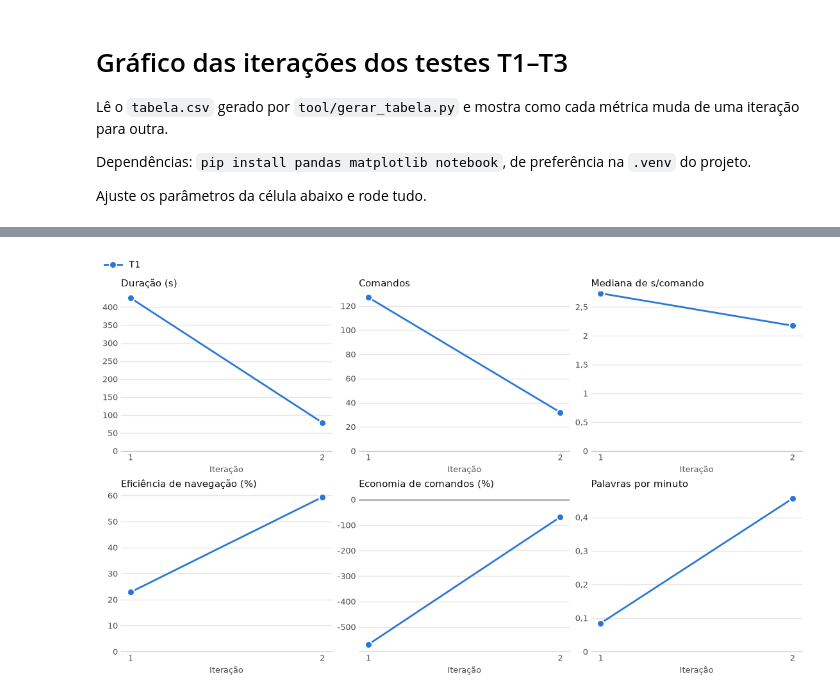
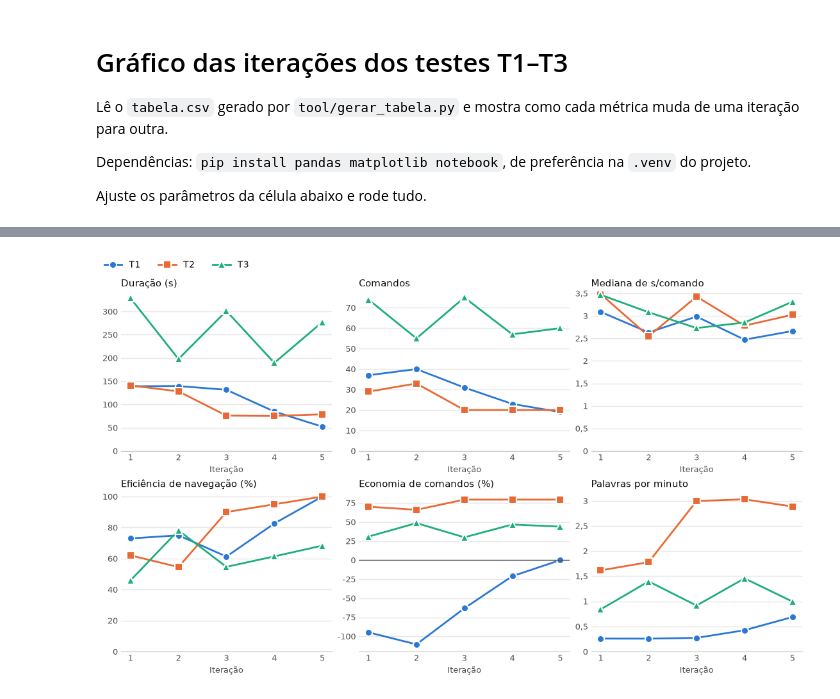
Before and after one commit to Miguel-MCM/tcc_ela_eye_tracking_interface, a Jupyter notebook: tool/grafico_iteracoes.ipynb, the cells around one changed output, grey strips where cells are left out. Drawn from its saved outputs; the diff is of its cells as text; code cells hidden in the pictures.

Commit message:
Add iterations table and graphics

```diff
--- a/tool/grafico_iteracoes.ipynb
+++ b/tool/grafico_iteracoes.ipynb
@@ -9,12 +9,15 @@ Ajuste os parâmetros da célula abaixo e rode tudo.
 # %%
 from pathlib import Path
 
-# Tabela gerada por tool/gerar_tabela.py. A figura é gravada na mesma pasta.
-TABELA = Path('~/Documents/TCC-notes/metricas/testes_usuarios_sem_ELA/tabela.csv').expanduser()
+# Tabela gerada por gerar_tabela.py (TCC-notes/metricas). A figura é gravada na mesma pasta.
+# TABELA = Path('~/Documents/TCC-notes/metricas/tabela.csv').expanduser()
+TABELA = Path('iterations-table.csv').expanduser()
 
 # 'olhar', 'toque/direcional' ou None para todas. Não misture modos: a economia
 # de comandos não vale nas sessões por toque, e os tempos não são comparáveis.
 MODO = 'olhar'
+
+SAVE_FIGURE = True  # True para salvar a figura em PNG e PDF, False para apenas mostrar na tela
 
 # (coluna do CSV, título do painel, fator de escala)
 METRICAS = [
@@ -60,33 +76,34 @@ for eixo, (coluna, titulo, fator) in zip(eixos.flat, METRICAS):
     for teste, estilo in ESTILO.items():
         serie = dados[dados['teste'] == teste].sort_values('iteracao')
         eixo.plot(serie['iteracao'], serie[coluna] * fator, label=teste, linewidth=2, markersize=8,
                   markeredgecolor='white', markeredgewidth=1.5, **estilo)
     valores = dados[coluna] * fator
     if valores.min() >= 0:
         eixo.set_ylim(bottom=0)
     else:
         eixo.axhline(0, color='#52514e', linewidth=1)
     eixo.set_title(titulo, loc='left', fontsize=11, color='#0b0b0b')
     eixo.set_xlabel('Iteração', fontsize=9, color='#52514e')
     eixo.xaxis.set_major_locator(MaxNLocator(integer=True))
     eixo.yaxis.set_major_formatter(virgula)
     eixo.tick_params(colors='#52514e', labelsize=9, length=0)
     eixo.grid(axis='y', color='#e8e7e3', linewidth=1)
     eixo.set_axisbelow(True)
     for lado in ('top', 'right', 'left'):
         eixo.spines[lado].set_visible(False)
     eixo.spines['bottom'].set_color('#c3c2b7')
 
 for eixo in eixos.flat[len(METRICAS):]:
     eixo.set_visible(False)
 
 testes_com_dados = dados['teste'].unique()
 marcas, nomes = eixos.flat[0].get_legend_handles_labels()
 marcas, nomes = zip(*[(m, n) for m, n in zip(marcas, nomes) if n in testes_com_dados])
 fig.legend(marcas, nomes, loc='outside upper left', ncols=3, frameon=False, fontsize=10)
 
-for extensao in ('png', 'pdf'):
-    fig.savefig(TABELA.with_name(f'grafico_iteracoes.{extensao}'), dpi=200)
+if SAVE_FIGURE:
+    for extensao in ('png',):
+        fig.savefig(TABELA.with_name(f'grafico_iteracoes.{extensao}'), dpi=200)
 plt.show()
 # %% [output]
-[figure, old version]
+[figure, new version]
```
Also changed, not shown: parts of 1 cell of this notebook, 3 other files.
